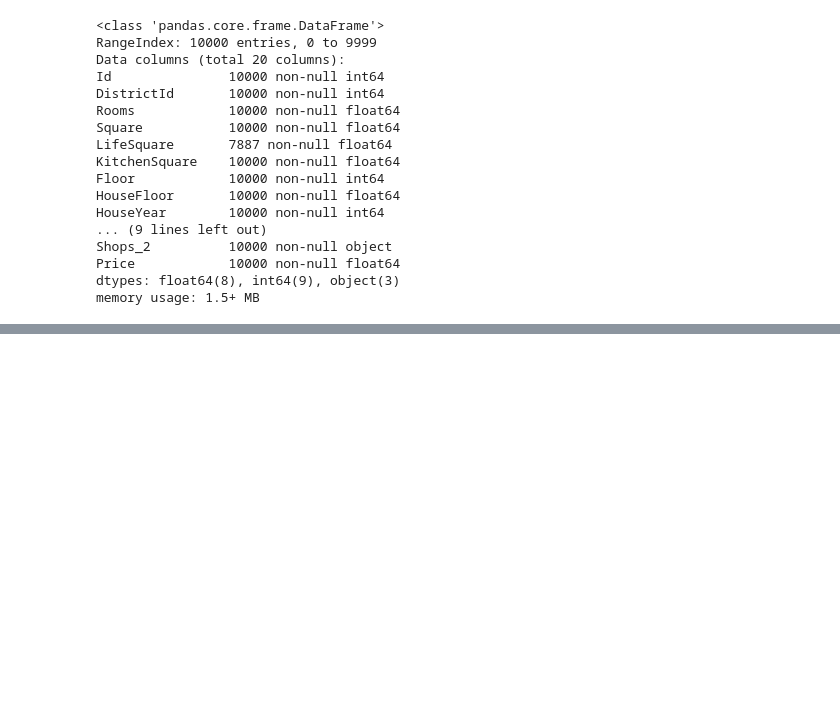
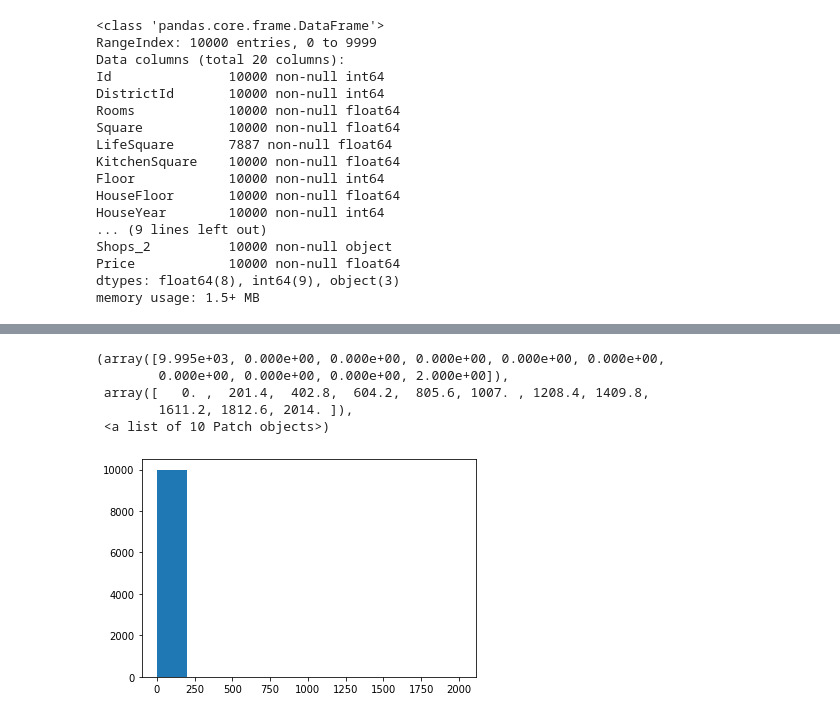
Before and after one commit to eridanletalis/PyDataScience, a Jupyter notebook: VVlasov_predictions.ipynb, the cells around one changed output, grey strips where cells are left out. Saved outputs shown, nothing was run; the diff lists cells and outputs as text; code cells hidden in the pictures; blank space fills up the shorter version.

```diff
--- a/VVlasov_predictions.ipynb
+++ b/VVlasov_predictions.ipynb
@@ -123,0 +318,9 @@ array(['B', 'A'], dtype=object)
+# %%
+plt.hist(data.KitchenSquare)
+# %% [output]
+(array([9.995e+03, 0.000e+00, 0.000e+00, 0.000e+00, 0.000e+00, 0.000e+00,
+        0.000e+00, 0.000e+00, 0.000e+00, 2.000e+00]),
+ array([   0. ,  201.4,  402.8,  604.2,  805.6, 1007. , 1208.4, 1409.8,
+        1611.2, 1812.6, 2014. ]),
+ <a list of 10 Patch objects>)
+[figure, added]
```
Also changed, not shown: parts of 56 cells of this notebook, 1 other file.
